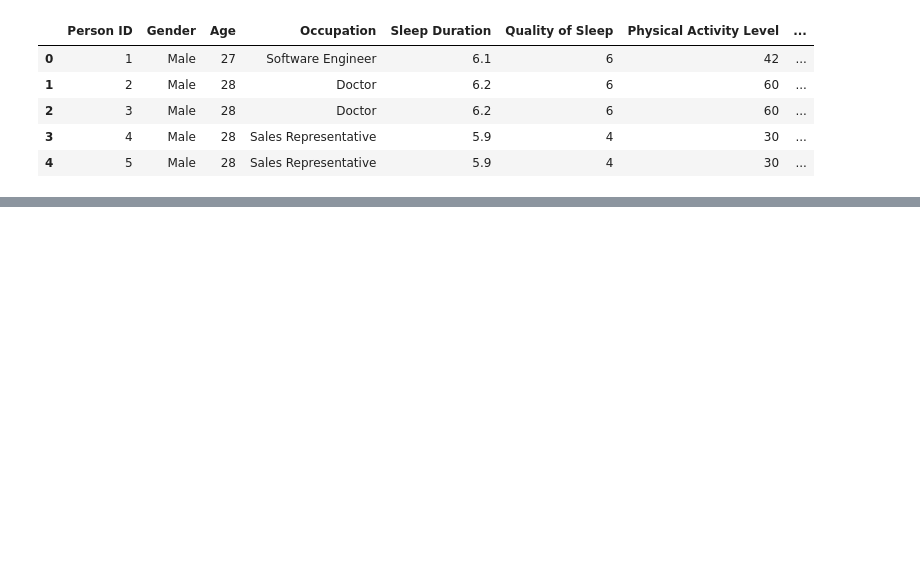
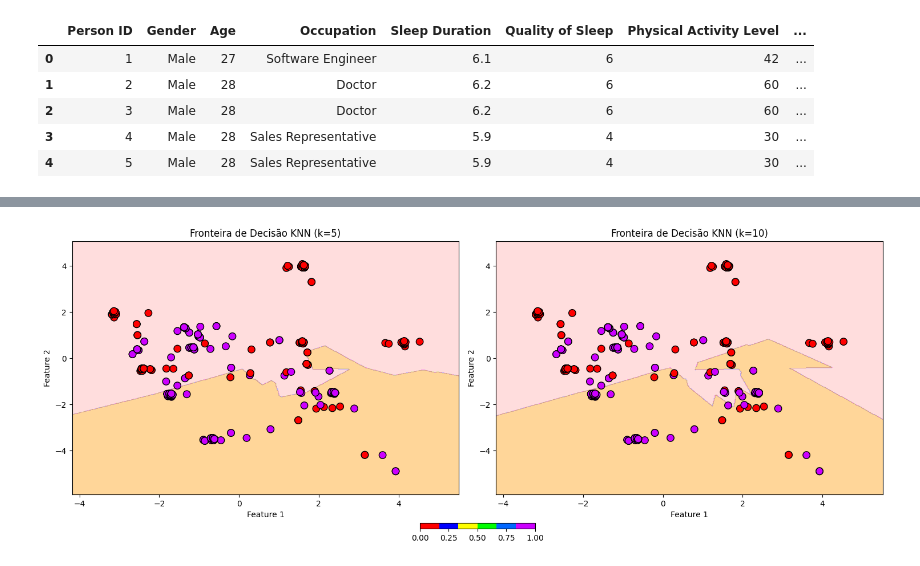
Before and after one commit to HanielPro/SleepHealth-Study-ML, a Jupyter notebook: src/notebook.ipynb, the cells around one changed output, grey strips where cells are left out. Saved outputs shown, nothing was run; the diff lists cells and outputs as text; code cells hidden in the pictures; blank space fills up the shorter version.

```diff
--- a/src/notebook.ipynb
+++ b/src/notebook.ipynb
@@ -49,0 +288,66 @@ display(data.head())
+# %%
+import numpy as np
+import matplotlib.pyplot as plt
+from sklearn.preprocessing import StandardScaler
+from sklearn.decomposition import PCA
+from sklearn.neighbors import KNeighborsClassifier
+from matplotlib.colors import ListedColormap
+
+# Dados fictícios (substitua pelo seu conjunto de dados)
+# X, y = seus dados aqui
+
+def plot_decision_boundary(X, y, clf, k_value, ax):
+    '''Função para plotar a fronteira de decisão do modelo KNN'''
+
+    # Ajusta o escalonamento
+    X_scaled = StandardScaler().fit_transform(X)
+
+    # Reduz as dimensões para 2 com PCA
+    pca = PCA(n_components=2)
+    X_pca = pca.fit_transform(X_scaled)
+
+    # Definir o intervalo da grade
+    h = .02  # passo na grade
+    x_min, x_max = X_pca[:, 0].min() - 1, X_pca[:, 0].max() + 1
+    y_min, y_max = X_pca[:, 1].min() - 1, X_pca[:, 1].max() + 1
+    xx, yy = np.meshgrid(np.arange(x_min, x_max, h),
+                         np.arange(y_min, y_max, h))
+
+    # Previsões de cada ponto da grade
+    Z = clf.predict(pca.inverse_transform(np.c_[xx.ravel(), yy.ravel()]))
+    Z = Z.reshape(xx.shape)
+
+    # Plota a fronteira de decisão
+    ax.contourf(xx, yy, Z, alpha=0.4, cmap=ListedColormap(['#FFAAAA', '#AAAAFF', '#FFFF66', '#FF66FF', '#66CCFF', '#FF9900']))
+
+    # Plota os pontos de dados
+    scatter = ax.scatter(X_pca[:, 0], X_pca[:, 1], c=y, cmap=ListedColormap(['#FF0000', '#0000FF', '#FFFF00', '#00FF00', '#0066FF', '#CC00FF']), edgecolors='k', s=80)
+
+    # Rótulos e título
+    ax.set_title(f'Fronteira de Decisão KNN (k={k_value})', fontsize=12)
+    ax.set_xlabel('Feature 1')
+    ax.set_ylabel('Feature 2')
+
+    return scatter
+
+# Definindo os valores de k
+k_values = [5, 10]
+
+# Criando a figura e os eixos para plotar as fronteiras de decisão
+fig, axes = plt.subplots(1, 2, figsize=(15, 6))
+
+# Iterar sobre os valores de K para treinar e plotar as fronteiras de decisão
+for k in k_values:
+    # Treina o classificador KNN para cada valor de k
+    clf = KNeighborsClassifier(n_neighbors=k)
+    clf.fit(X, y)
+
+    # Plota a fronteira de decisão
+    scatter = plot_decision_boundary(X, y, clf, k, axes[k_values.index(k)])
+
+# Exibir a legenda e o gráfico
+fig.tight_layout()
+fig.colorbar(scatter, ax=axes, orientation="horizontal", fraction=0.02, pad=0.1)
+plt.show()
+# %% [output]
+[figure, added]
```
Also changed, not shown: parts of 13 cells of this notebook.
